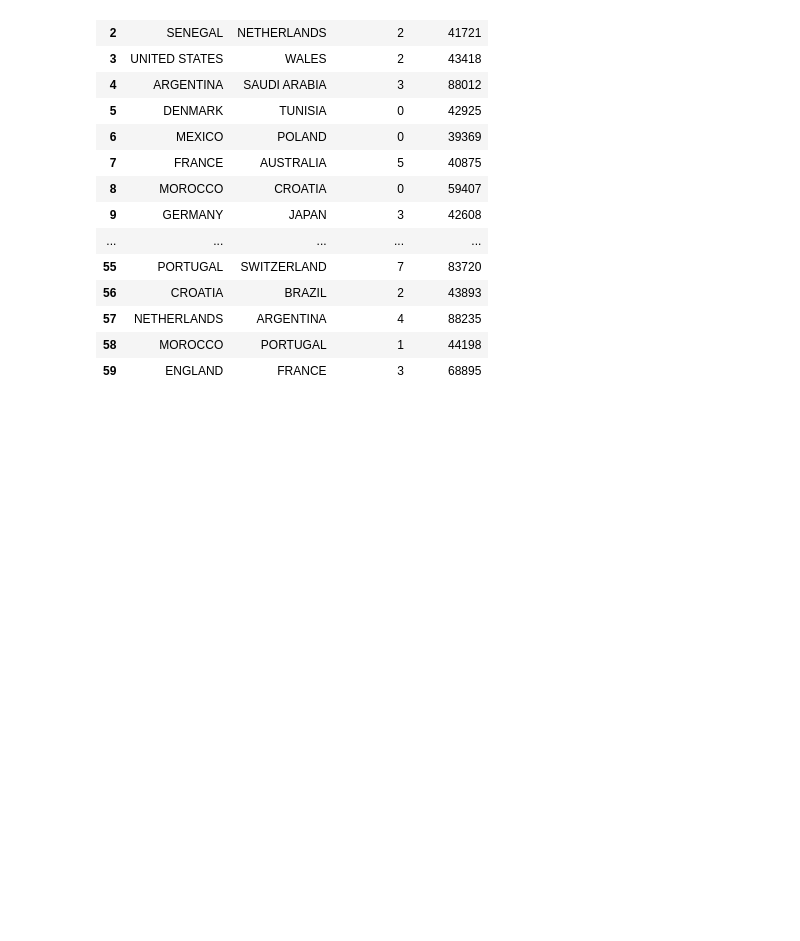
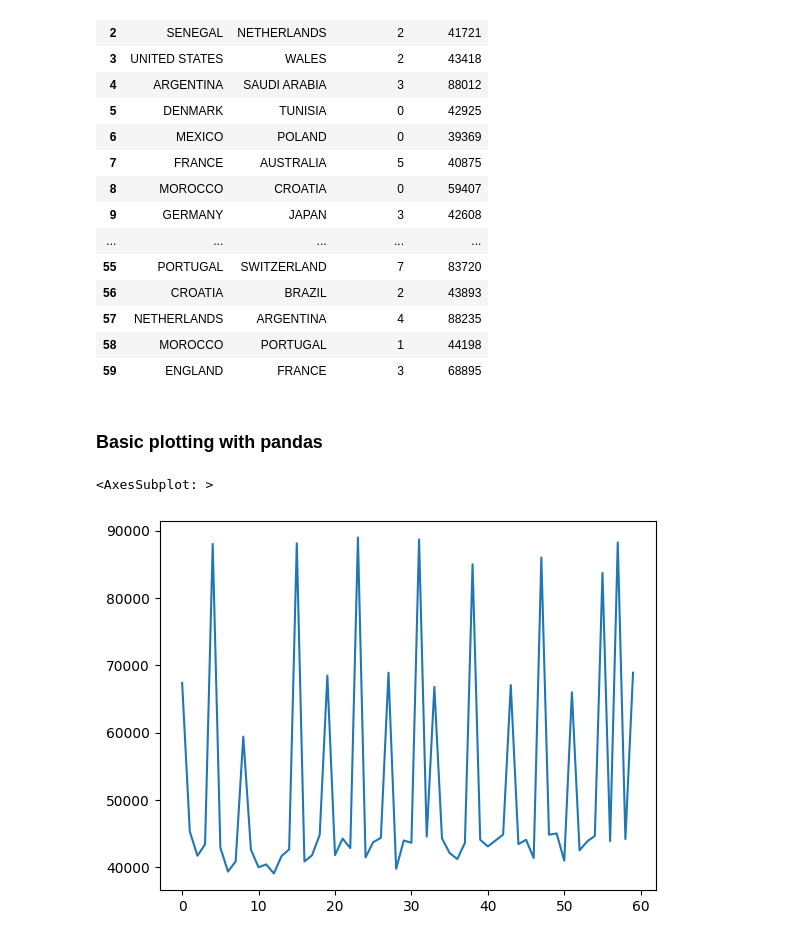
Before and after one commit to Lakshit-Chiranjiv/Python-Data-Analysis-Repo, a Jupyter notebook: Python Pandas.ipynb, the cells around one changed output. Cells and saved outputs as stored; diff of their text form; code cells hidden in the pictures; blank space fills up the shorter version.

Commit message:
basic plotting

```diff
--- a/Python Pandas.ipynb
+++ b/Python Pandas.ipynb
@@ -778 +778,8 @@ fifa_results.to_csv('./testdata/fifa_results.csv', index=False)
 #index false or index none will not write the index column to the csv file
+# %% [markdown]
+### Basic plotting with pandas
+# %%
+fifa_df.attendance.plot()
+# %% [output]
+<AxesSubplot: >
+[figure, added]
```
Also changed, not shown: parts of 2 cells of this notebook.
